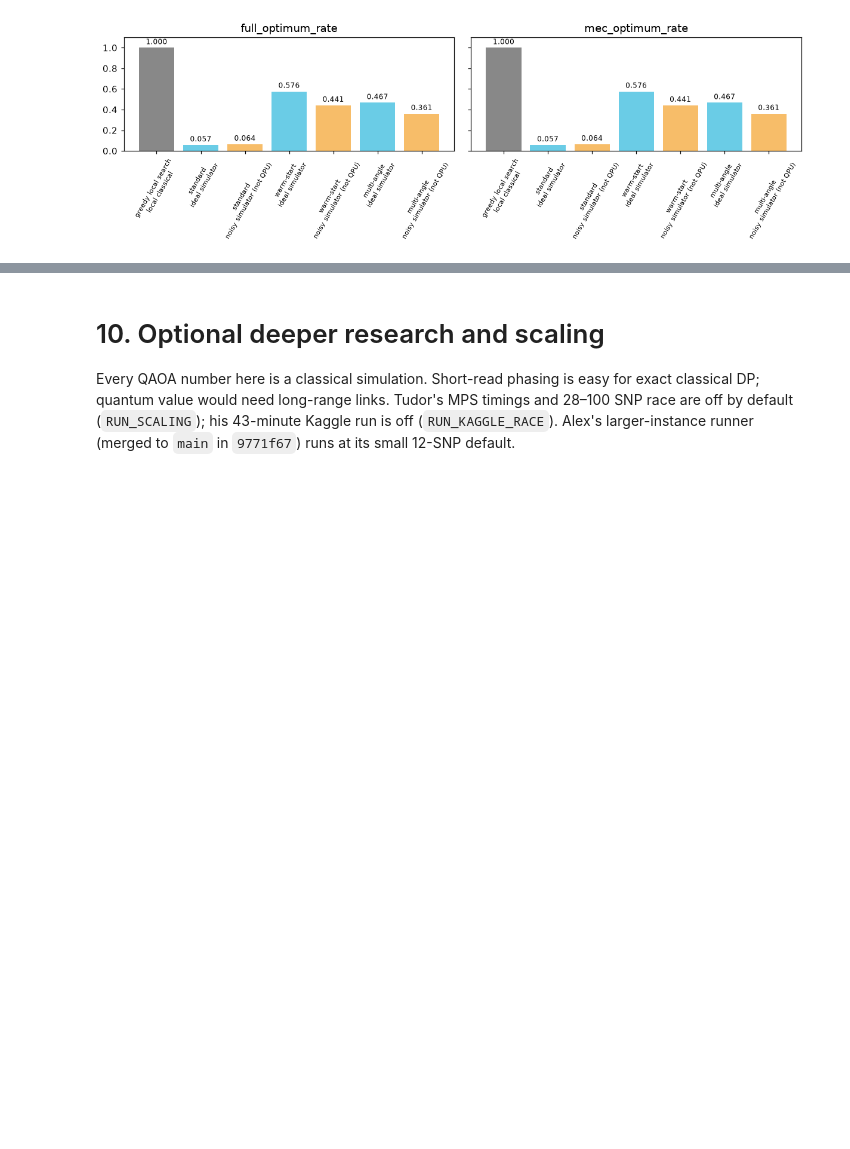
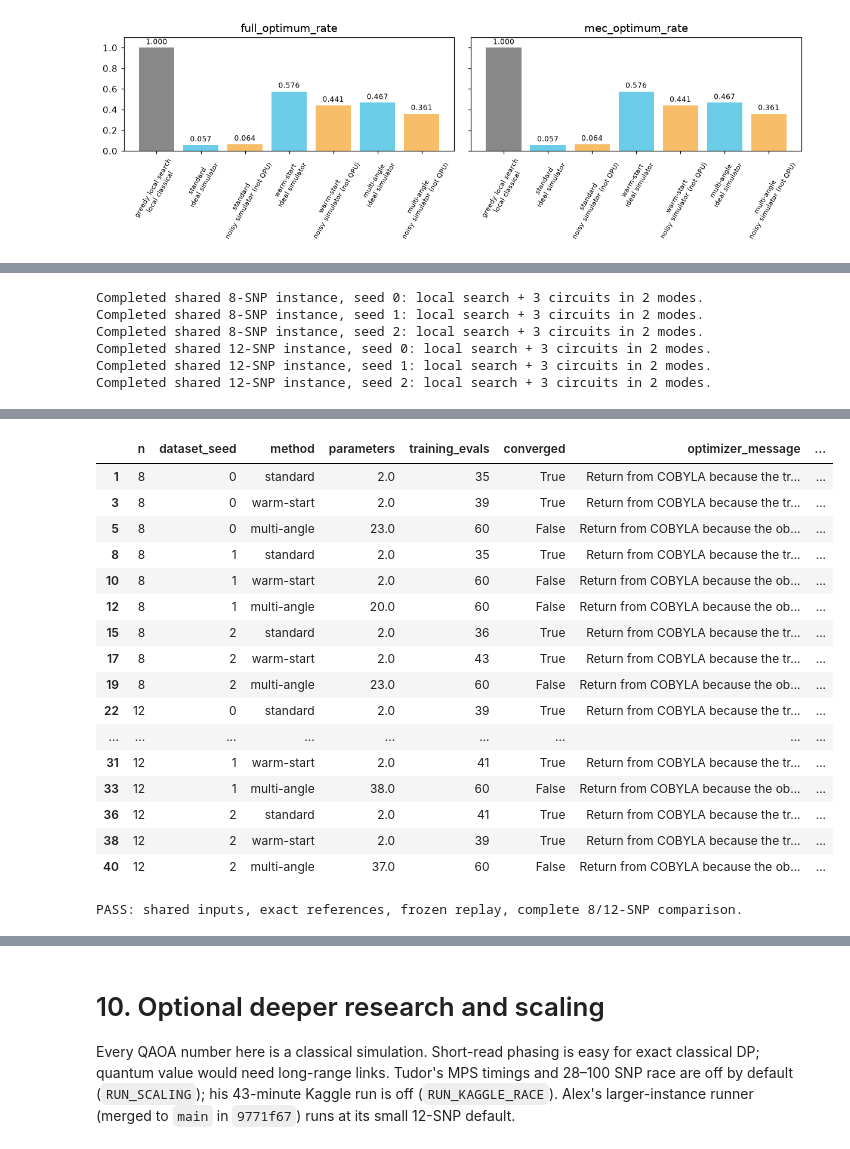
Before and after one commit to picalexs/Qiskit-Fall-Fest-26, a Jupyter notebook: bench/all_together.ipynb, the cells around one changed output, grey strips where cells are left out. Cells and saved outputs as stored; diff of their text form; code cells hidden in the pictures; blank space fills up the shorter version.

```diff
--- a/bench/all_together.ipynb
+++ b/bench/all_together.ipynb
@@ -72,6 +72,7 @@ print({name: metadata.version(name) for name in
 # %% [output]
 {'qiskit': '2.5.0', 'qiskit-aer': '0.17.2', 'qiskit-ibm-runtime': '0.51.0', 'numpy': '2.5.1', 'scipy': '1.18.0', 'pandas': '3.0.3'}
 # %%
+RUN_SHARED_SIZE_STUDY = True  # agreed 8/12-SNP local comparison; no QPU jobs
 # ---- what runs ---------------------------------------------------------------------------
 RUN_FULL_STUDIES = False      # contributors' grids, sweeps and races at their original budgets (long)
 RUN_HARDWARE_STUDIES = False  # Alex's 11 compilation / mitigation studies (FakeManilaV2 + Aer, ~2-3 min)
@@ -91,7 +92,7 @@ def budget(smoke, full):
 
 # ---- the shared input and the merged benchmark -----------------------------------------------
 READS_OVERRIDE = None         # None = the team's 5-SNP toy; otherwise a reads x SNPs matrix of 0/1/-1
-MAX_EXACT_SNPS = 8            # exact enumeration + statevector training guard for the shared input
+MAX_EXACT_SNPS = 12            # exact enumeration + statevector training guard for the shared input
 HARDWARE_BACKEND = FakeManilaV2()   # 5-qubit snapshot; choose a larger fake backend for larger inputs
 OBJECTIVE = 'A baseline'      # circuit objective: 'A baseline', 'B1 per-read', 'B2 per-site', 'C deduplicated'
 PRUNE_RULE, THRESHOLD = 'mstforest', None   # Carla's rules: none tie net support topk mstforest bridge random strong
@@ -104,6 +105,17 @@ TRAINING_BUDGET = budget({'standard': (MAXITER, 1), 'warm-start': (MAXITER, 1),
 REAL = dict(error=0.05, missing=0.1)
 quiet = lambda *_: None
 pd.set_option('display.precision', 3)
+
+
+# Shared size study: keep these settings identical across methods.
+SHARED_STUDY_SIZES = (8, 12)
+SHARED_STUDY_SEEDS = (0, 1, 2)
+SHARED_STUDY_DEPTH = 1
+SHARED_STUDY_SHOTS = 512
+SHARED_STUDY_TRAIN_EVALS = 60
+SHARED_STUDY_LOCAL_BUDGET = 128
+SHARED_STUDY_LOCAL_RESTARTS = 16
+SHARED_STUDY_READS = dict(coverage=6.0, read_len=(2, 4), **REAL)
 # %%
 # IBM access (Alex, main 9771f67). Kept off and credential-free: nothing is read until a toggle is enabled
 # and get_ibm_service() is called. The key is never printed or saved.
@@ -4812,0 +4950,30 @@ plt.show()
+# %%
+if RUN_SHARED_SIZE_STUDY:
+    SHARED_SIZE_RESULTS, SHARED_SIZE_ARTIFACTS, SHARED_SIZE_COUNTS = run_shared_size_study(
+        SHARED_STUDY_SIZES, SHARED_STUDY_SEEDS, SHARED_STUDY_READS,
+        p=SHARED_STUDY_DEPTH, shots=SHARED_STUDY_SHOTS,
+        train_evals=SHARED_STUDY_TRAIN_EVALS, local_budget=SHARED_STUDY_LOCAL_BUDGET,
+        local_restarts=SHARED_STUDY_LOCAL_RESTARTS)
+    SHARED_SIZE_SUMMARY = summarize_shared_size_study(SHARED_SIZE_RESULTS)
+    display(SHARED_SIZE_SUMMARY.round(4))
+    fits = SHARED_SIZE_RESULTS[SHARED_SIZE_RESULTS['mode'] == 'ideal simulator']
+    display(fits[['n', 'dataset_seed', 'method', 'parameters', 'training_evals',
+                  'converged', 'optimizer_message', 'warm_seed_checks']])
+    assert len(SHARED_SIZE_RESULTS) == len(SHARED_STUDY_SIZES) * len(SHARED_STUDY_SEEDS) * 7
+    assert set(SHARED_SIZE_RESULTS['pruning']) == {'none'}
+    assert set(SHARED_SIZE_RESULTS['evidence']) == {'A baseline'}
+    for key, artifact in SHARED_SIZE_ARTIFACTS.items():
+        assert np.isclose(artifact['full_optimum'],
+                          banded_exact(artifact['J'], artifact['offset']))
+        assert set(artifact['frozen']) == {'standard', 'warm-start', 'multi-angle'}
+        assert all(circuit.num_parameters == 0 for circuit in artifact['frozen'].values())
+    print('PASS: shared inputs, exact references, frozen replay, complete 8/12-SNP comparison.')
+else:
+    print('Shared size study skipped: set RUN_SHARED_SIZE_STUDY = True in section 1.')
+# %% [output]
+Completed shared 8-SNP instance, seed 0: local search + 3 circuits in 2 modes.
+Completed shared 8-SNP instance, seed 1: local search + 3 circuits in 2 modes.
+Completed shared 8-SNP instance, seed 2: local search + 3 circuits in 2 modes.
+Completed shared 12-SNP instance, seed 0: local search + 3 circuits in 2 modes.
+Completed shared 12-SNP instance, seed 1: local search + 3 circuits in 2 modes.
+Completed shared 12-SNP instance, seed 2: local search + 3 circuits in 2 modes.
@@ -4812,0 +4995,18 @@ plt.show()
+|  | n | dataset_seed | method | parameters | training_evals | converged | optimizer_message | ... |
+| 1 | 8 | 0 | standard | 2.0 | 35 | True | Return from COBYLA because the tr... | ... |
+| 3 | 8 | 0 | warm-start | 2.0 | 39 | True | Return from COBYLA because the tr... | ... |
+| 5 | 8 | 0 | multi-angle | 23.0 | 60 | False | Return from COBYLA because the ob... | ... |
+| 8 | 8 | 1 | standard | 2.0 | 35 | True | Return from COBYLA because the tr... | ... |
+| 10 | 8 | 1 | warm-start | 2.0 | 60 | False | Return from COBYLA because the ob... | ... |
+| 12 | 8 | 1 | multi-angle | 20.0 | 60 | False | Return from COBYLA because the ob... | ... |
+| 15 | 8 | 2 | standard | 2.0 | 36 | True | Return from COBYLA because the tr... | ... |
+| 17 | 8 | 2 | warm-start | 2.0 | 43 | True | Return from COBYLA because the tr... | ... |
+| 19 | 8 | 2 | multi-angle | 23.0 | 60 | False | Return from COBYLA because the ob... | ... |
+| 22 | 12 | 0 | standard | 2.0 | 39 | True | Return from COBYLA because the tr... | ... |
+| ... | ... | ... | ... | ... | ... | ... | ... | ... |
+| 31 | 12 | 1 | warm-start | 2.0 | 41 | True | Return from COBYLA because the tr... | ... |
+| 33 | 12 | 1 | multi-angle | 38.0 | 60 | False | Return from COBYLA because the ob... | ... |
+| 36 | 12 | 2 | standard | 2.0 | 41 | True | Return from COBYLA because the tr... | ... |
+| 38 | 12 | 2 | warm-start | 2.0 | 39 | True | Return from COBYLA because the tr... | ... |
+| 40 | 12 | 2 | multi-angle | 37.0 | 60 | False | Return from COBYLA because the ob... | ... |
+PASS: shared inputs, exact references, frozen replay, complete 8/12-SNP comparison.
```
Also changed, not shown: parts of 9 cells of this notebook.
